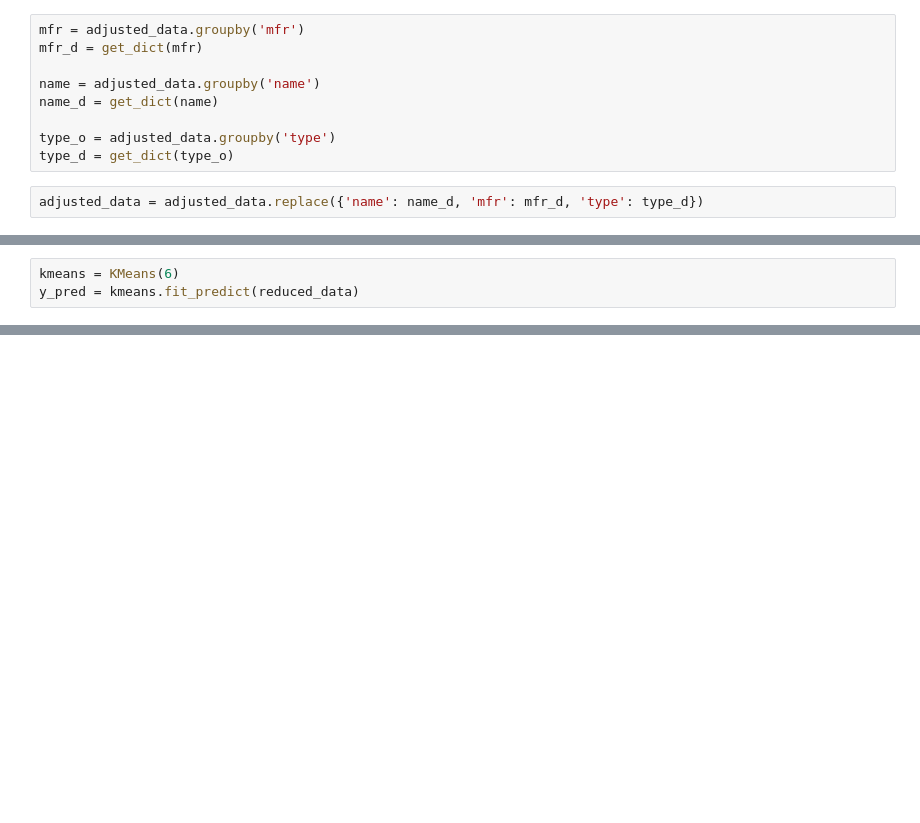
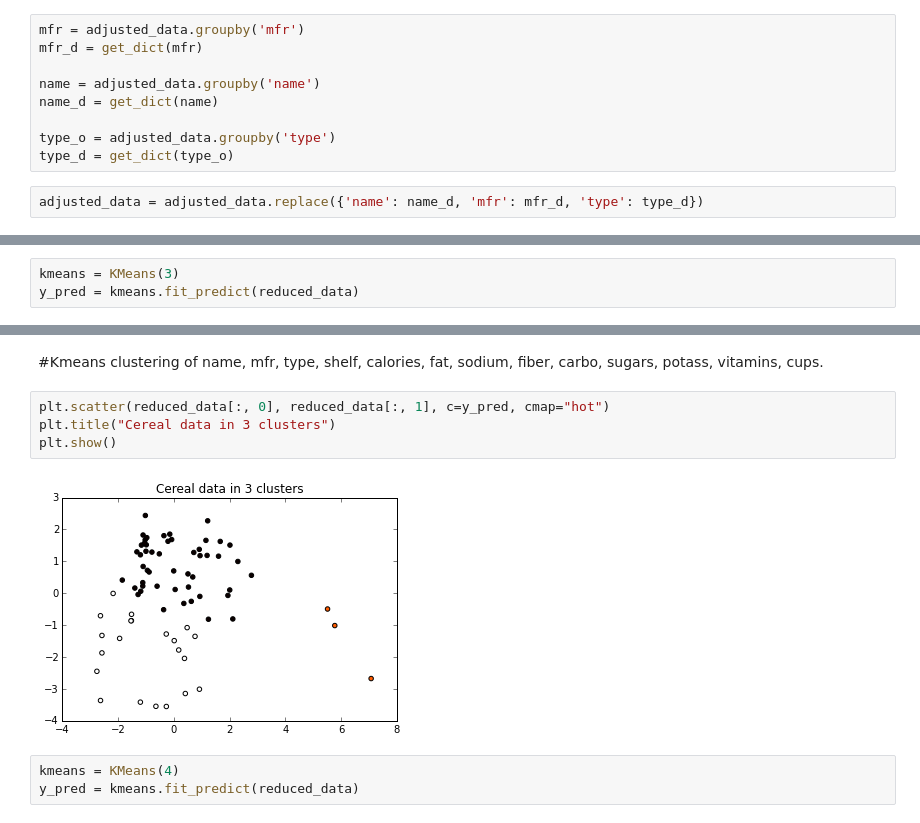
Before and after one commit to tiy-gvl-python/honey-nut-clusters, a Jupyter notebook: Klustering.ipynb, the cells around one changed output, grey strips where cells are left out. Cells and saved outputs as stored; diff of their text form; blank space fills up the shorter version.

```diff
--- a/Klustering.ipynb
+++ b/Klustering.ipynb
@@ -122,5 +147,5 @@ reduced_data.shape
 # %%
-kmeans = KMeans(6)
+kmeans = KMeans(3)
 y_pred = kmeans.fit_predict(reduced_data)
 # %%
 y_pred
@@ -131,0 +157,11 @@ array([5, 1, 5, 5, 2, 2, 1, 3, 1, 2, 3, 2, 1, 2, 3, 3, 2, 2, 1, 3, 1, 3, 2,
+# %% [markdown]
+#Kmeans clustering of name,	mfr,	type,	shelf,	calories,	fat,	sodium,	fiber,	carbo,	sugars, potass,	vitamins, cups.
+# %%
+plt.scatter(reduced_data[:, 0], reduced_data[:, 1], c=y_pred, cmap="hot")
+plt.title("Cereal data in 3 clusters")
+plt.show()
+# %% [output]
+[figure, added]
+# %%
+kmeans = KMeans(4)
+y_pred = kmeans.fit_predict(reduced_data)
```
Also changed, not shown: parts of 22 cells of this notebook.
